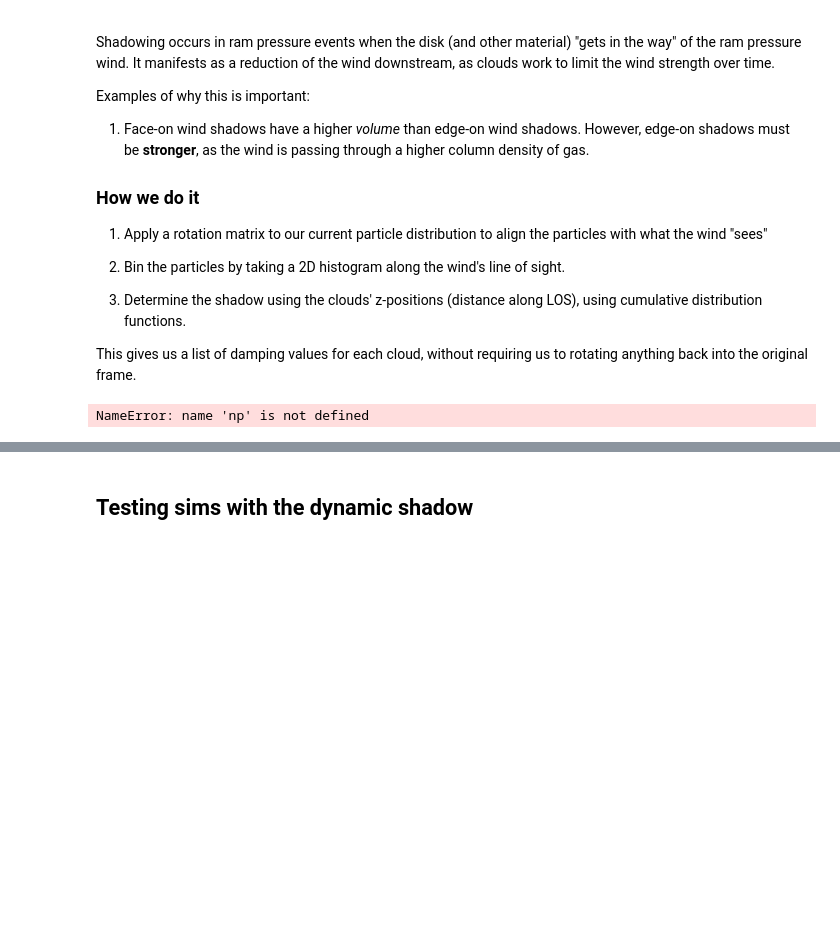
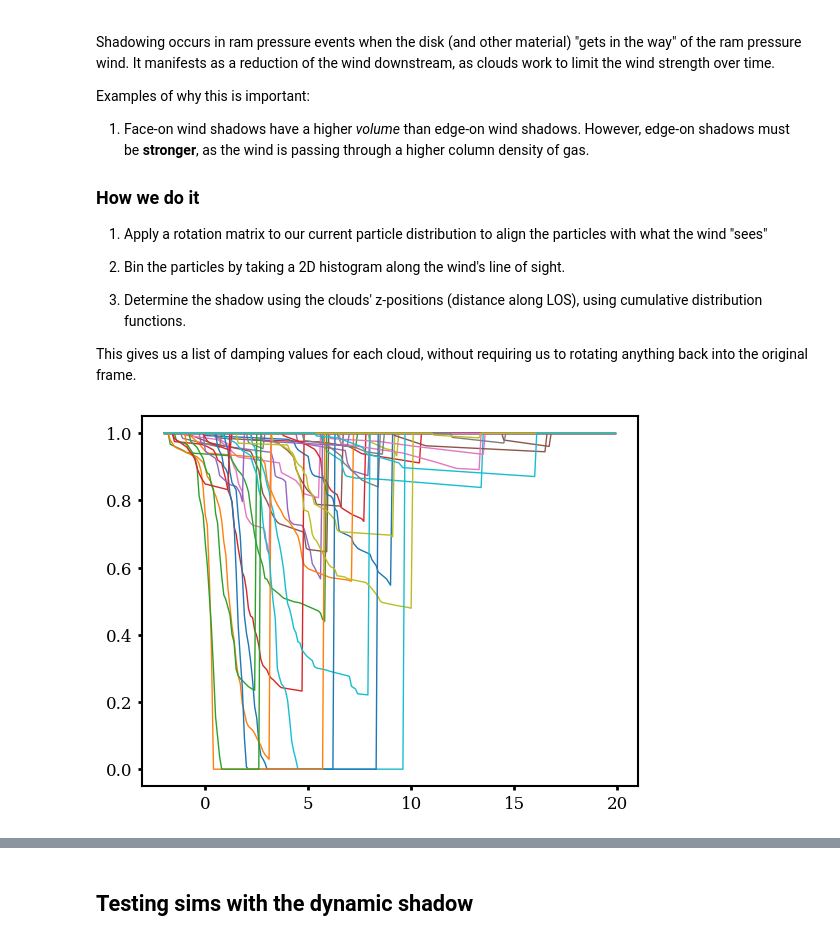
Before and after one commit to HSouch/galarp, a Jupyter notebook: paper/0-1-FullDynamicShadow.ipynb, the cells around one changed output, grey strips where cells are left out. Drawn from its saved outputs; the diff is of its cells as text; code cells hidden in the pictures; blank space fills up the shorter version.

```diff
--- a/paper/0-1-FullDynamicShadow.ipynb
+++ b/paper/0-1-FullDynamicShadow.ipynb
@@ -97,6 +97,7 @@ class DynamicShadow:
         xyz_rotated = grp.rotate_yaxis(q, beta=self.wind.inclination())
         xyz_rotated_T = xyz_rotated.T
 
+
         shadowing = np.ones(len(q[0]))
 
         # STEP 2: Bin the particles along the y-z axis to get distribution along wind's line of sight
@@ -115,7 +116,7 @@ class DynamicShadow:
 
        # print(bin_area, total_area, bin_area_ratio)
 
-        shadow_bins = np.linspace(self.x_range[0], self.x_range[1], self.n_bins_wind_direction)
+        #shadow_bins = np.linspace(self.x_range[0], self.x_range[1], self.n_bins_wind_direction)
 
         # Get particles in the bin, and take only the z component
         # We take a cumulative sum of the histogram to get the integrated number of particles at each distance
@@ -136,7 +137,7 @@ class DynamicShadow:
                 interp = interp1d(particles_in_z_bin[sorted_indices],
                                   np.max((np.zeros(len(cumulative_mass)),
                                         1 - (cumulative_mass / depth / bin_area_ratio)), axis=0),
-                                  kind="linear", fill_value=1, bounds_error=False)
+                                  kind="linear", fill_value=1, bounds_error=False, assume_sorted=True)
 
                 # Get a cumulative histogram of the particle x directions and make it into an interp object
                 # NOTE: This might be improved in the future to speed things up, but good for now
@@ -172,37 +173,36 @@ class DynamicShadow:
 
         plt.colorbar(mappable=m1, ax=ax[0], label="Wind Strength", orientation="horizontal", location="top")
         plt.colorbar(mappable=m2, ax=ax[1], label="Wind Strength", orientation="horizontal", location="top")
         plt.colorbar(mappable=m3, ax=ax[2], label="Wind Strength", orientation="horizontal", location="top")
 
         plt.tight_layout()
         if outname is not None:
             plt.savefig(outname, dpi=kwargs.get("dpi", 200))
             plt.close()
 
 
 
 
 sigmas = np.random.randint(6, 40, 10000)
 masses = np.random.uniform(1e5, 1e6, 10000)
 
 depth = 5e10
 inc = 45
 for index in np.linspace(50, 400, 20).astype(int):
     xyz = np.array([x[index], y[index], z[index]])
 
 
     wind = grp.LorentzianWind(t0=300*u.Myr, width=200*u.Myr, units=galactic)
     wind.init_from_inc(inclination=np.deg2rad(inc), strength=800 * u.km/u.s)
 
     shadow = DynamicShadow(wind, depth=depth, n_bins=40, debug=True, masses=masses)
     shadow.evaluate(xyz.T, 0)
     #shadow.debug_evaluate(xyz.T, 0, outname=f"figures/shadowing_new/shadow_{index}_{depth}_{inc:.0f}.png", cmap="magma")
 
+xs = np.arange(-2, 20, 0.1)
+for interp in shadow.interps[:50]:
+    plt.plot(xs, interp(xs))
 
-# %timeit shadow.evaluate(xyz.T, 0)
+#%timeit shadow.evaluate(xyz.T, 0)
+# %% [output]
+[figure, added]
-# %%
-xs = np.arange(-2, 20, 0.1)
-for interp in shadow.interps[:50]:
-    plt.plot(xs, interp(xs))
-# %% [output]
-NameError: name 'np' is not defined
```
Also changed, not shown: parts of 5 cells of this notebook.
